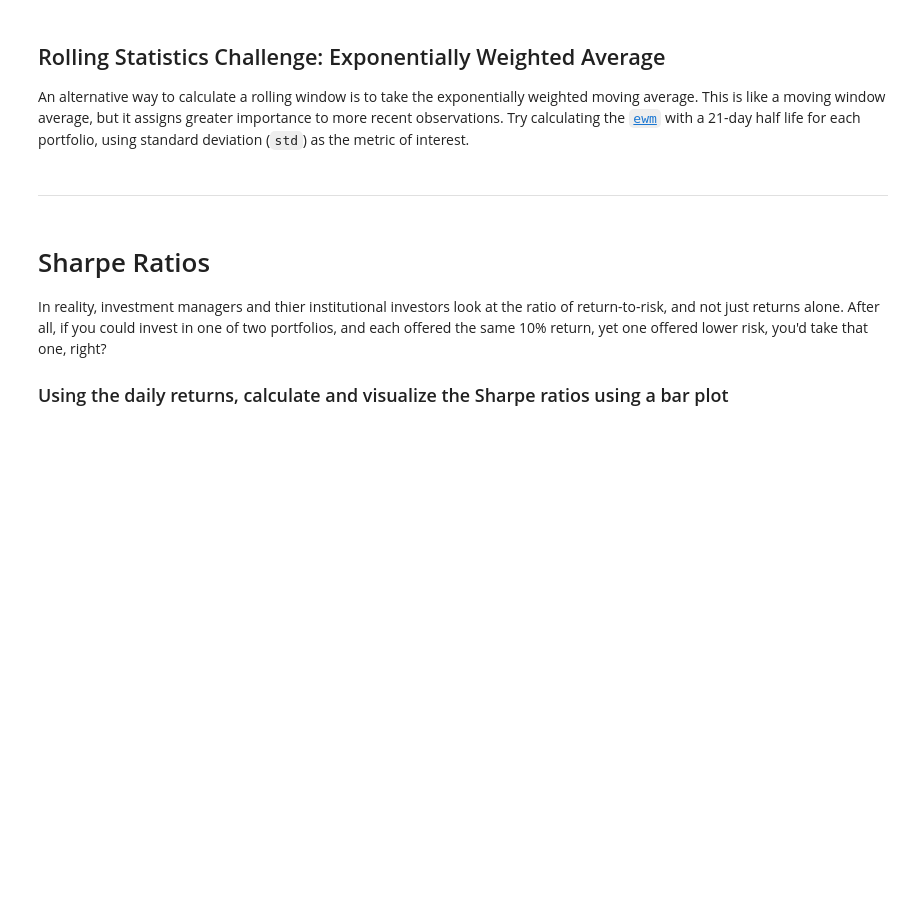
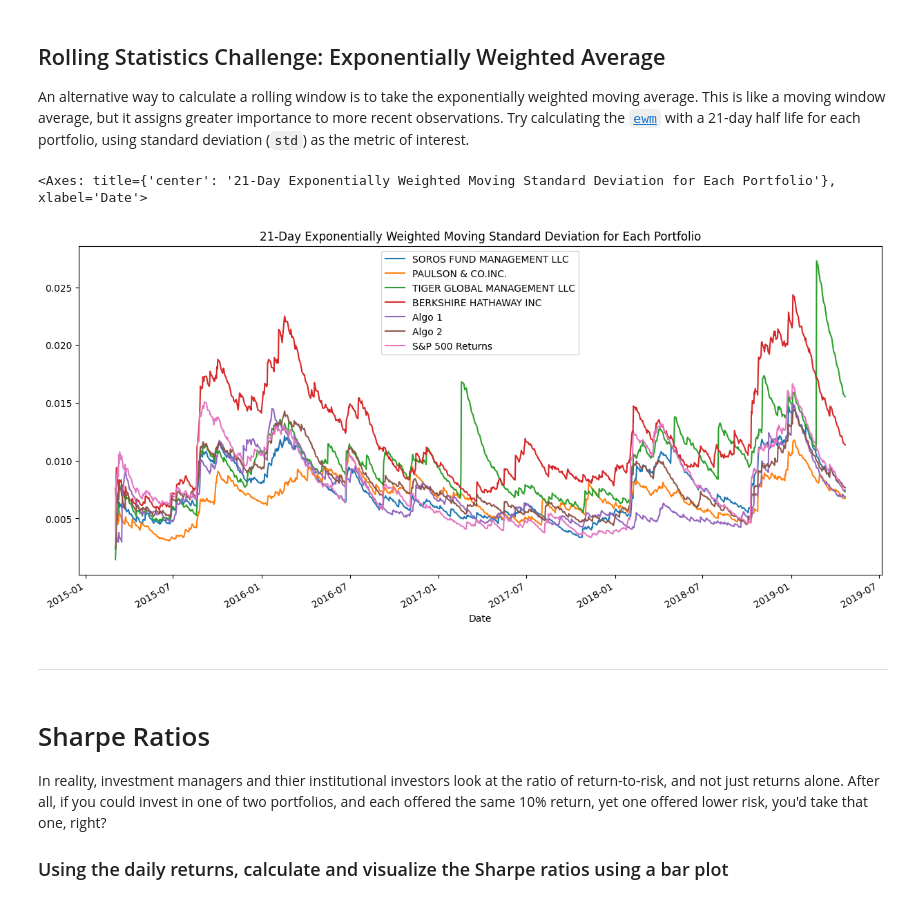
Before and after one commit to makeitouthill/analysis-notebook, a Jupyter notebook: whale_analysis.ipynb, the cells around one changed output. Saved outputs shown, nothing was run; the diff lists cells and outputs as text; code cells hidden in the pictures; blank space fills up the shorter version.

```diff
--- a/whale_analysis.ipynb
+++ b/whale_analysis.ipynb
@@ -307,3 +321,10 @@ An alternative way to calculate a rolling window is to take the exponentially we
+# %%
+# Use `ewm` to calculate the rolling window
+ewm_std = combined_df.ewm(halflife=21).std()
+ewm_std.plot(figsize=(15,7), title=("21-Day Exponentially Weighted Moving Standard Deviation for Each Portfolio"))
+# %% [output]
+<Axes: title={'center': '21-Day Exponentially Weighted Moving Standard Deviation for Each Portfolio'}, xlabel='Date'>
+[figure, added]
 # %% [markdown]
 ---
 # %% [markdown]
```
Also changed, not shown: parts of 9 cells of this notebook.
